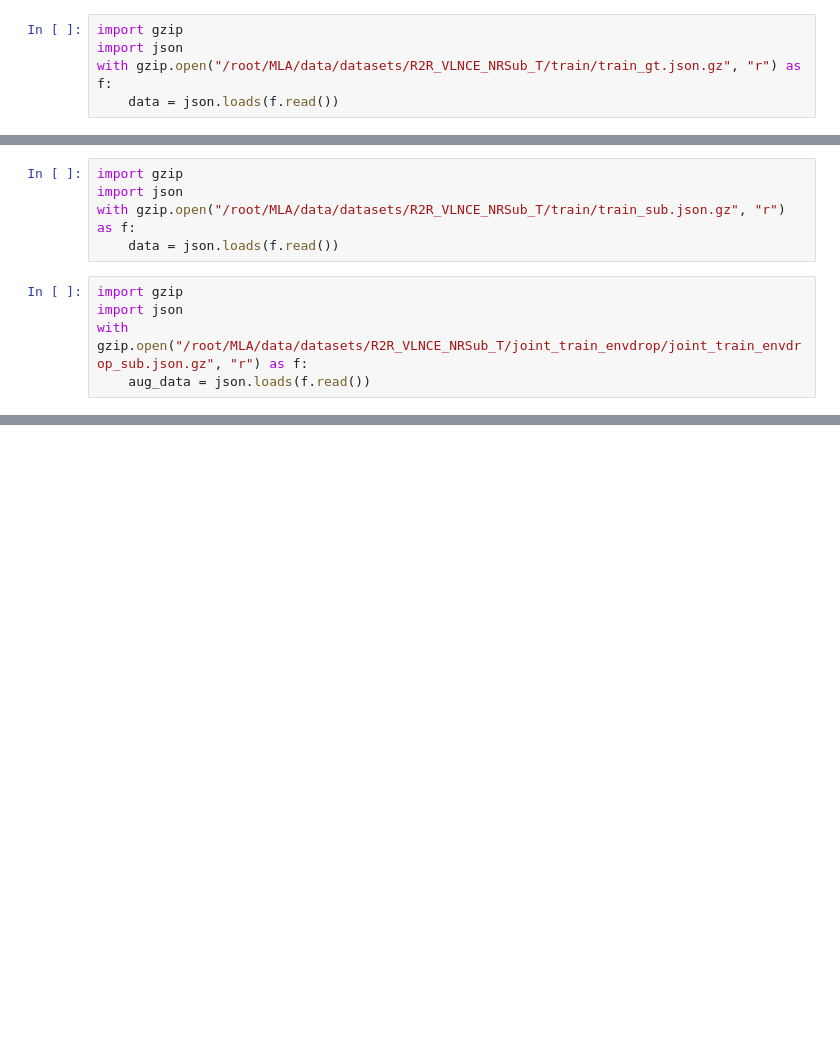
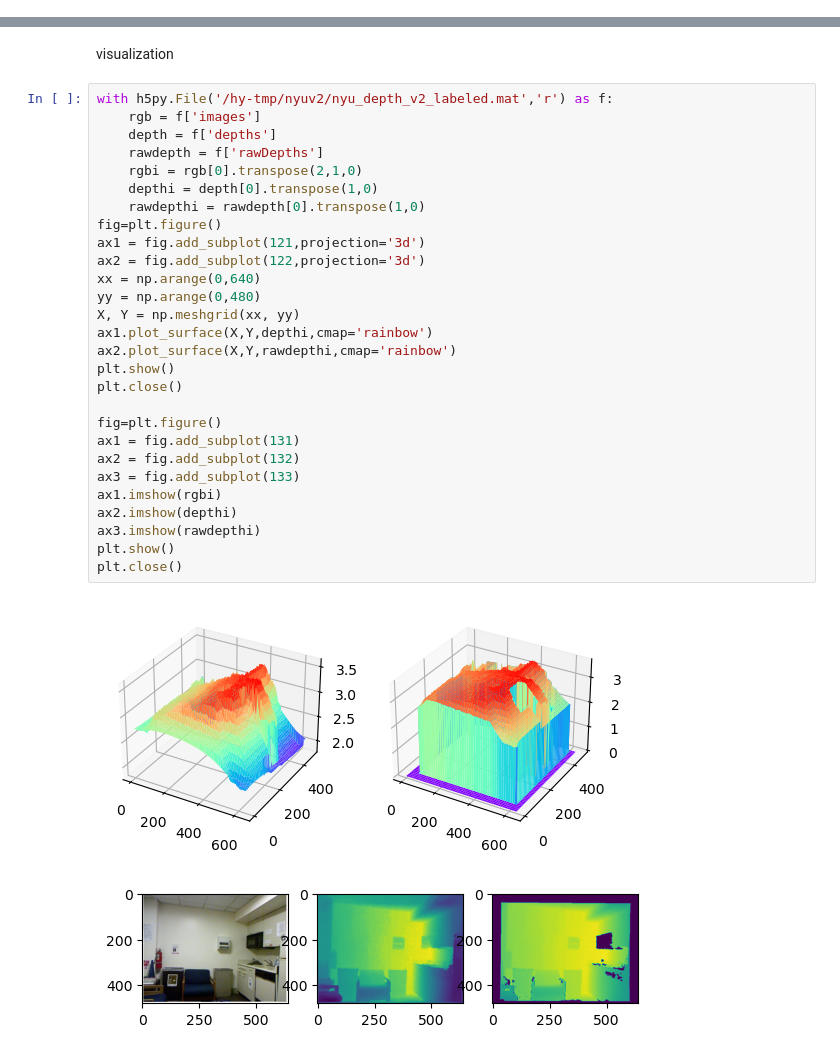
Before and after one commit to RavenKiller/MEE, a Jupyter notebook: scripts/evo_data_stage2.ipynb, the cells around one changed output, grey strips where cells are left out. Saved outputs shown, nothing was run; the diff lists cells and outputs as text; blank space fills up the shorter version.

```diff
--- a/scripts/evo_data_stage2.ipynb
+++ b/scripts/evo_data_stage2.ipynb
@@ -367,5 +0,0 @@ with h5py.File('/hy-tmp/stage2/data.mat','r') as t:
-# %%
-import gzip
-import json
-with gzip.open("/root/MLA/data/datasets/R2R_VLNCE_NRSub_T/train/train_gt.json.gz", "r") as f:
-    data = json.loads(f.read())
@@ -863,10 +0,0 @@ I0204 15:57:33.790169 203766 Simulator.cpp:251] ::setSceneInstanceAttributes : S
-# %%
-import gzip
-import json
-with gzip.open("/root/MLA/data/datasets/R2R_VLNCE_NRSub_T/train/train_sub.json.gz", "r") as f:
-    data = json.loads(f.read())
-# %%
-import gzip
-import json
-with gzip.open("/root/MLA/data/datasets/R2R_VLNCE_NRSub_T/joint_train_envdrop/joint_train_envdrop_sub.json.gz", "r") as f:
-    aug_data = json.loads(f.read())
@@ -877,0 +170,33 @@ with h5py.File('/hy-tmp/stage2/data.mat','r') as t:
+# %% [markdown]
+visualization
+# %%
+with h5py.File('/hy-tmp/nyuv2/nyu_depth_v2_labeled.mat','r') as f:
+    rgb = f['images']
+    depth = f['depths']
+    rawdepth = f['rawDepths']
+    rgbi = rgb[0].transpose(2,1,0)
+    depthi = depth[0].transpose(1,0)
+    rawdepthi = rawdepth[0].transpose(1,0)
+fig=plt.figure()
+ax1 = fig.add_subplot(121,projection='3d')
+ax2 = fig.add_subplot(122,projection='3d')
+xx = np.arange(0,640)
+yy = np.arange(0,480)
+X, Y = np.meshgrid(xx, yy)
+ax1.plot_surface(X,Y,depthi,cmap='rainbow')
+ax2.plot_surface(X,Y,rawdepthi,cmap='rainbow')
+plt.show()
+plt.close()
+
+fig=plt.figure()
+ax1 = fig.add_subplot(131)
+ax2 = fig.add_subplot(132)
+ax3 = fig.add_subplot(133)
+ax1.imshow(rgbi)
+ax2.imshow(depthi)
+ax3.imshow(rawdepthi)
+plt.show()
+plt.close()
+# %% [output]
+[figure, added]
+[figure, added]
```
Also changed, not shown: parts of 103 cells of this notebook, 33 other files.
